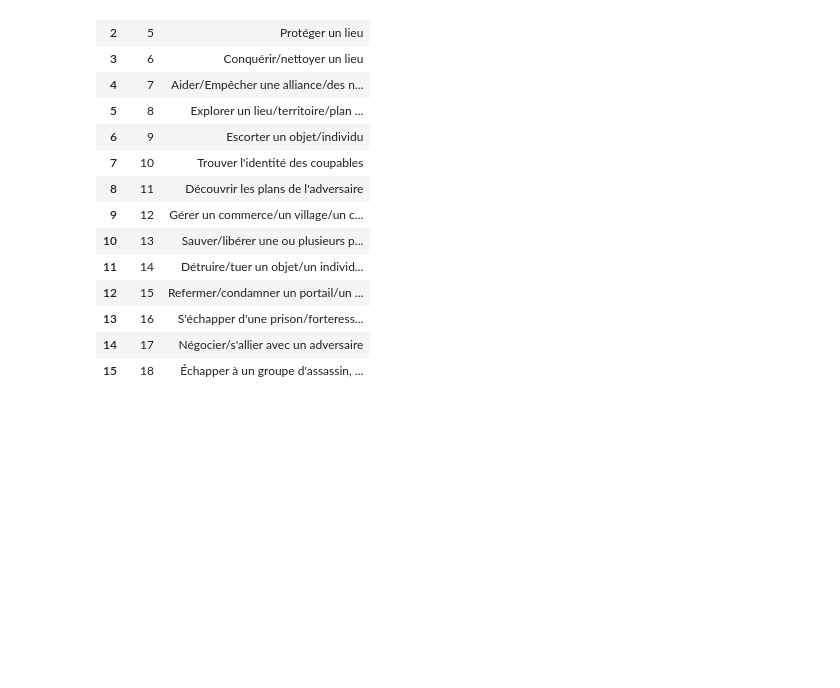
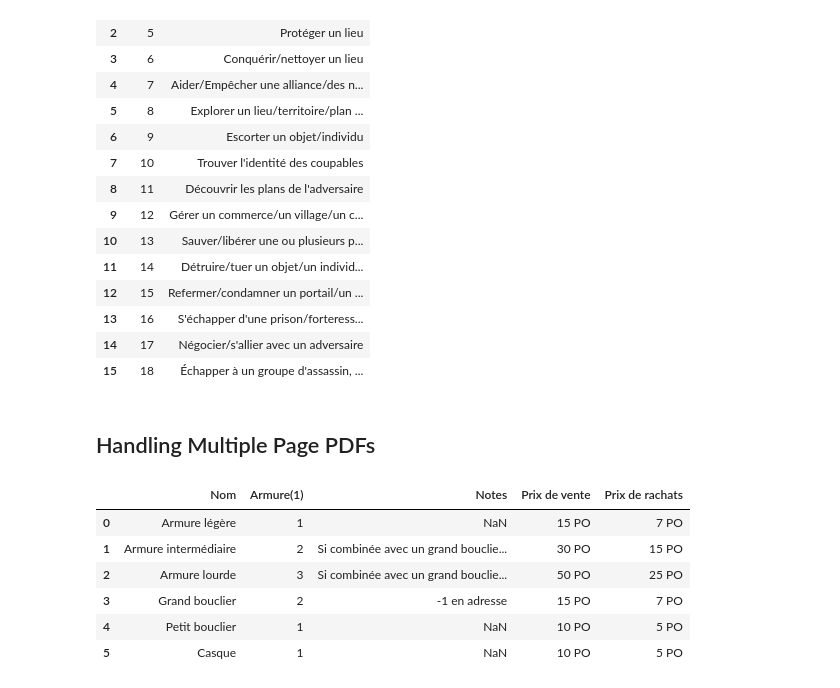
Before and after one commit to Martin-Labenne/table-transformer-demo, a Jupyter notebook: table-transformer-demo.ipynb, the cells around one changed output. Drawn from its saved outputs; the diff is of its cells as text; code cells hidden in the pictures; blank space fills up the shorter version.

Commit message:
handle multi page PDF

```diff
--- a/table-transformer-demo.ipynb
+++ b/table-transformer-demo.ipynb
@@ -324,3 +324,27 @@ for table in extracted_tables:
 | 13 | 16 | S'échapper d'une prison/forteress... |
 | 14 | 17 | Négocier/s'allier avec un adversaire |
 | 15 | 18 | Échapper à un groupe d'assassin, ... |
+# %% [markdown]
+## Handling Multiple Page PDFs
+# %%
+pdf_path = Path("demo_files/T&T - Catalogue Les 3 Trolls.pdf")
+pdf = fitz.open(stream=pdf_path.read_bytes(), filetype="pdf")
+# for page in pdf:
+#     print(page)
+
+extracted_tables = document_table_processor.extract_pdf(pdf)
+
+for table in extracted_tables:
+    display(pd.read_csv(StringIO(table['csv'][0])))
+
+
+# csv_buffer = StringIO(extracted_tables[0]['csv'][0])
+# pd.read_csv(csv_buffer)
+# %% [output]
+|  | Nom | Armure(1) | Notes | Prix de vente | Prix de rachats |
+| 0 | Armure légère | 1 | NaN | 15 PO | 7 PO |
+| 1 | Armure intermédiaire | 2 | Si combinée avec un grand bouclie... | 30 PO | 15 PO |
+| 2 | Armure lourde | 3 | Si combinée avec un grand bouclie... | 50 PO | 25 PO |
+| 3 | Grand bouclier | 2 | -1 en adresse | 15 PO | 7 PO |
+| 4 | Petit bouclier | 1 | NaN | 10 PO | 5 PO |
+| 5 | Casque | 1 | NaN | 10 PO | 5 PO |
```
Also changed, not shown: 2 other files.
